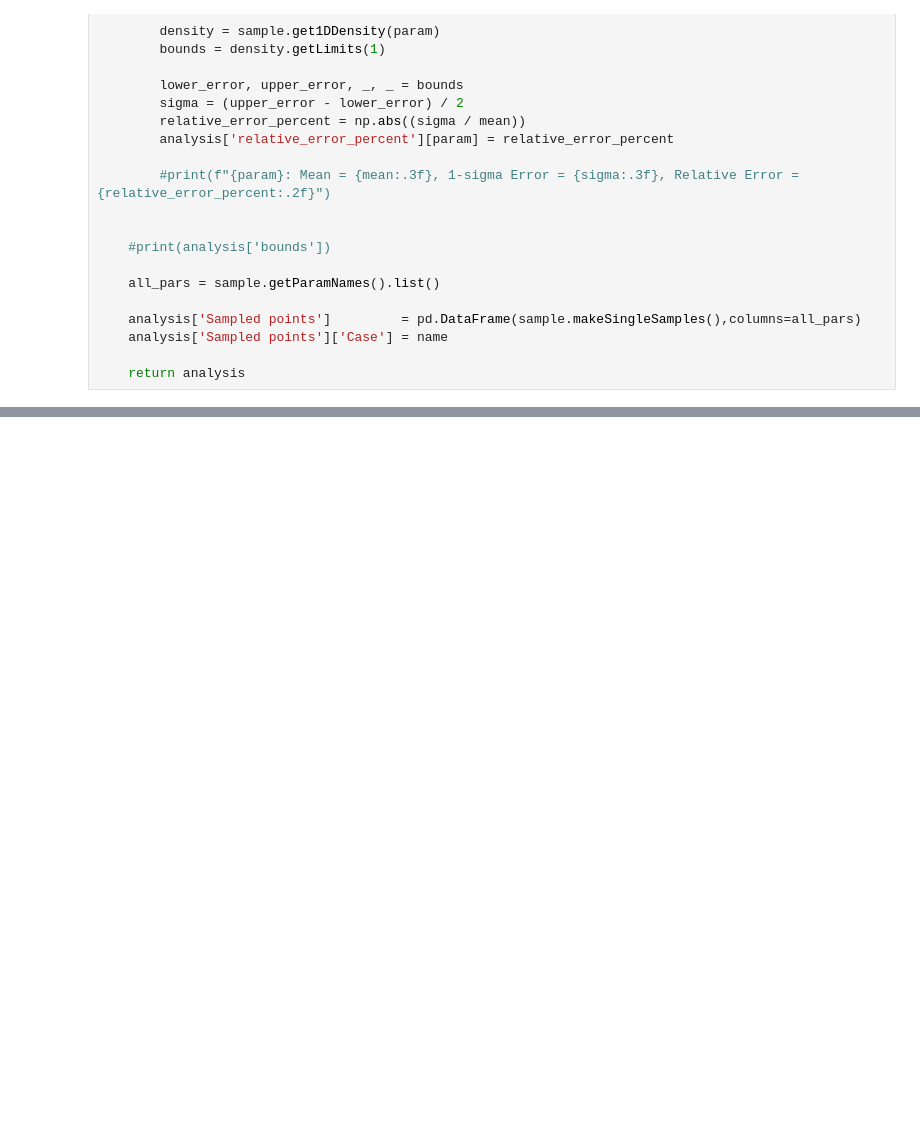
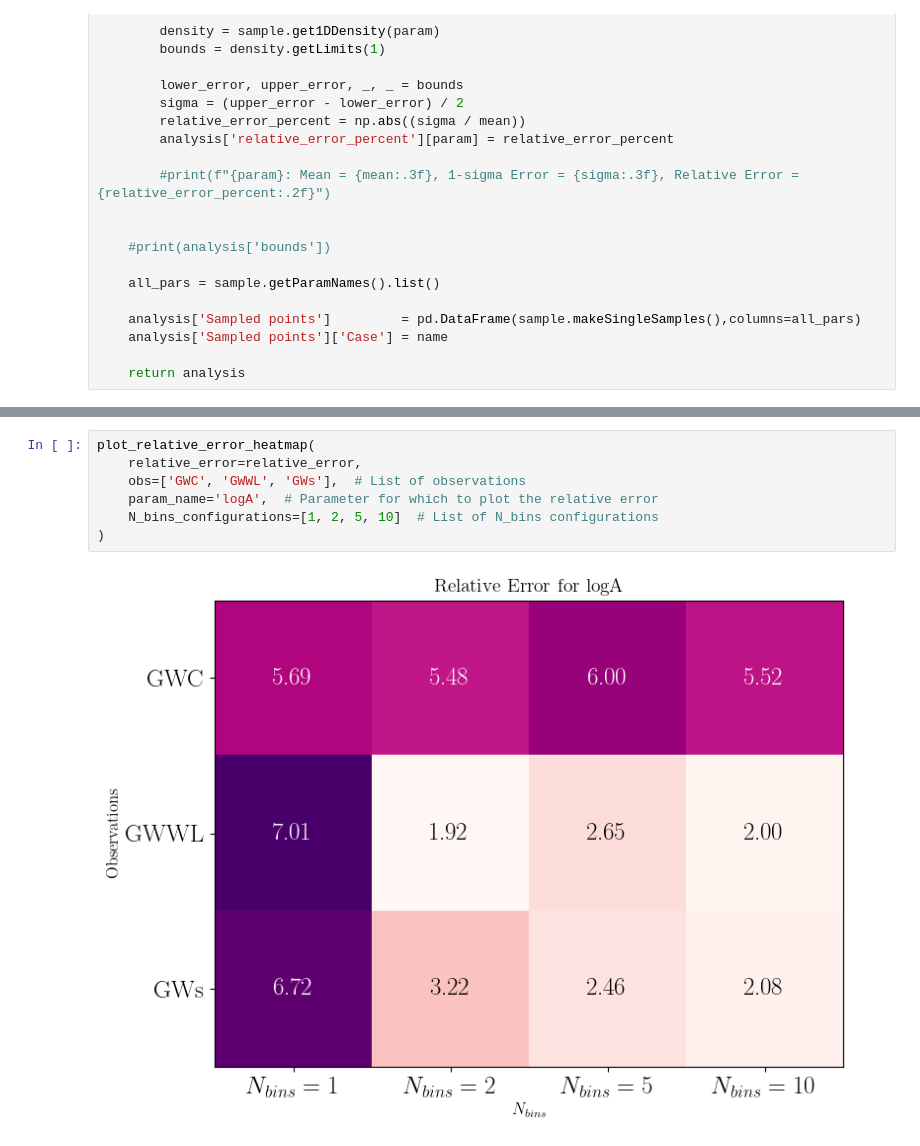
Before and after one commit to chiaradeleo1/GWXLSS, a Jupyter notebook: testing_GW_features.ipynb, the cells around one changed output, grey strips where cells are left out. Cells and saved outputs as stored; diff of their text form; blank space fills up the shorter version.

```diff
--- a/testing_GW_features.ipynb
+++ b/testing_GW_features.ipynb
@@ -232,0 +319,9 @@ plot_relative_error_heatmap(
+# %%
+plot_relative_error_heatmap(
+    relative_error=relative_error,
+    obs=['GWC', 'GWWL', 'GWs'],  # List of observations
+    param_name='logA',  # Parameter for which to plot the relative error
+    N_bins_configurations=[1, 2, 5, 10]  # List of N_bins configurations
+)
+# %% [output]
+[figure, added]
```
Also changed, not shown: parts of 12 cells of this notebook, 3 other files.
